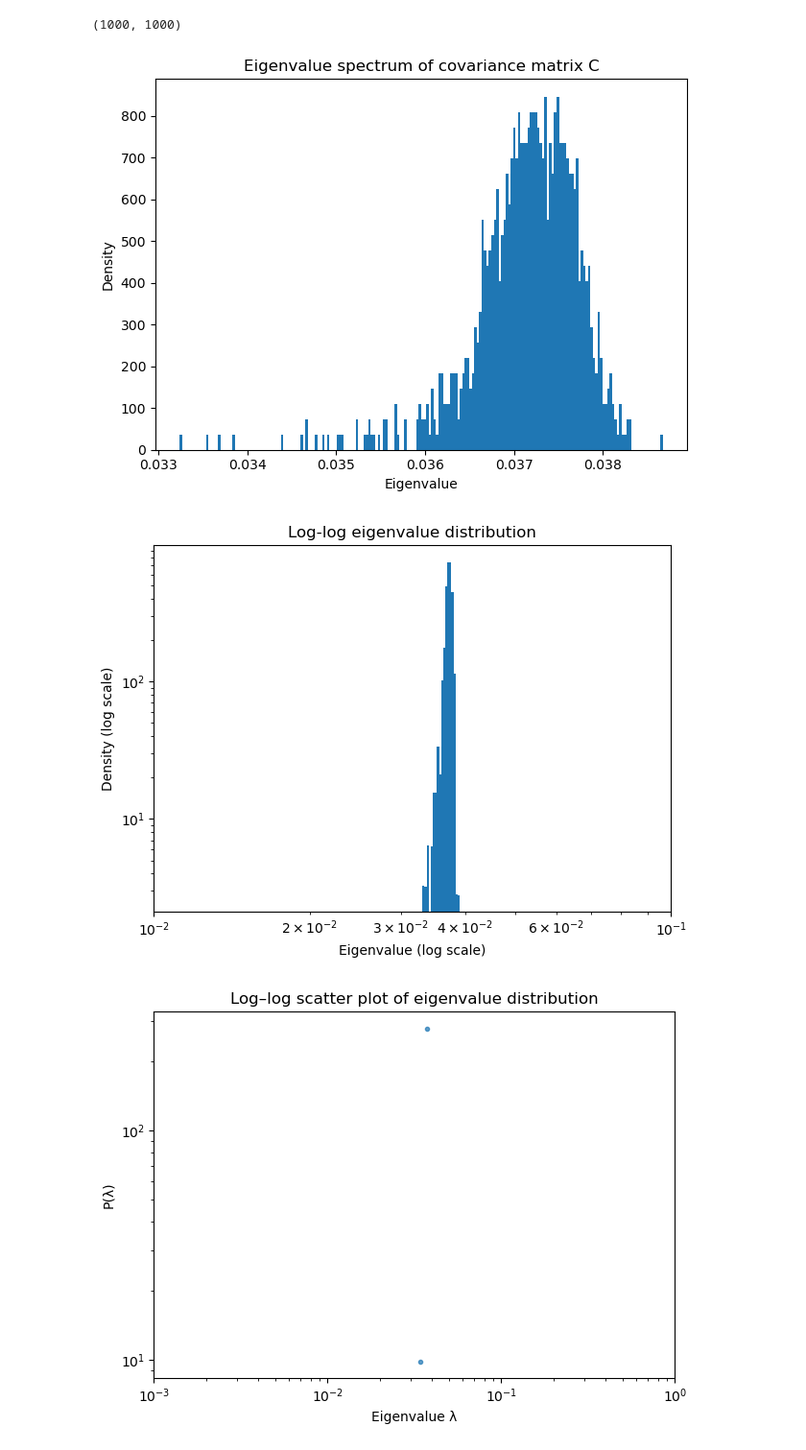
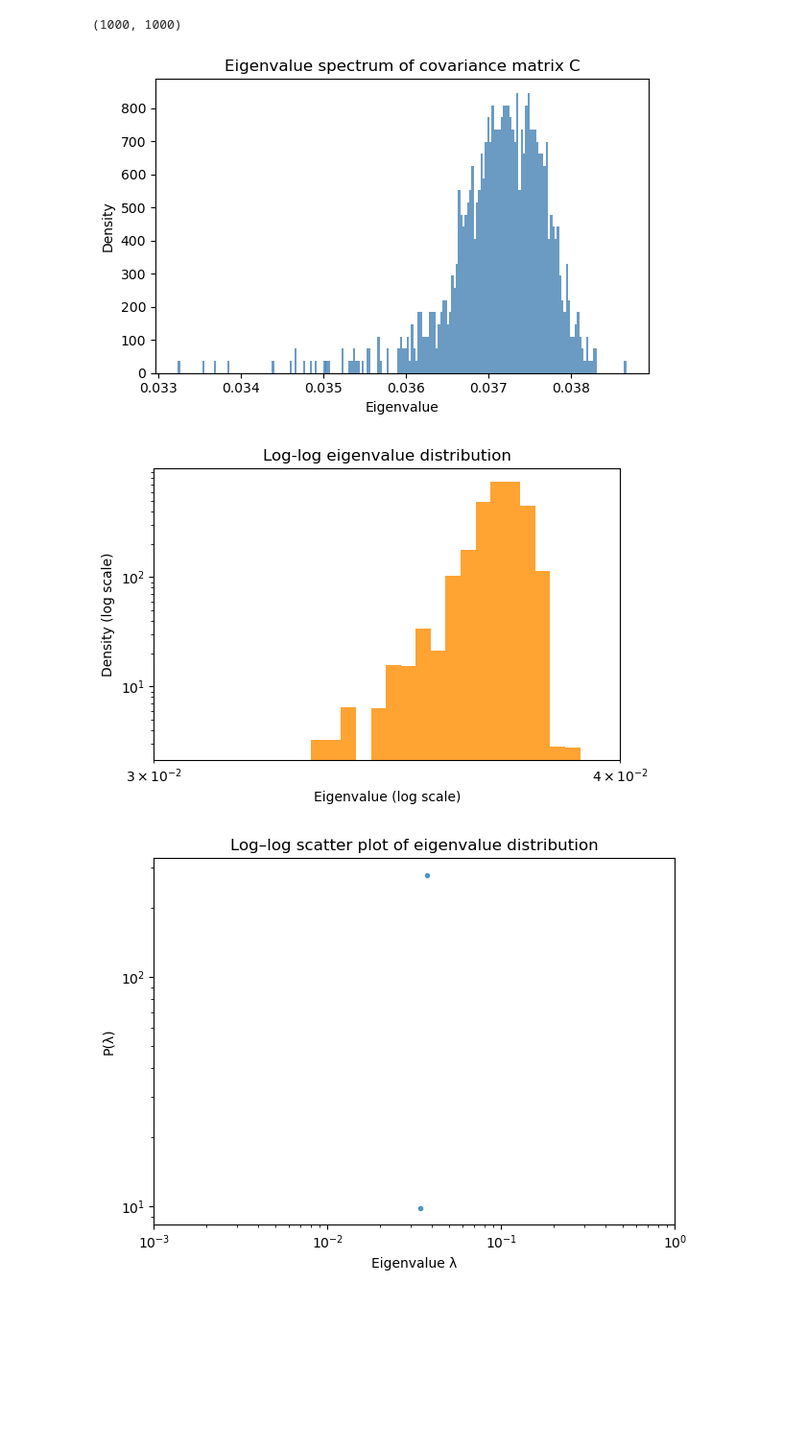
Before and after one commit to lhtPeking/Power-Law, a Jupyter notebook: LynnReproduction/Simulation/activity_dependent.ipynb, the cells around one changed output. Shown at 96% size. Cells and saved outputs as stored; diff of their text form; code cells hidden in the pictures; blank space fills up the shorter version.

```diff
--- a/LynnReproduction/Simulation/activity_dependent.ipynb
+++ b/LynnReproduction/Simulation/activity_dependent.ipynb
@@ -269,34 +269,43 @@ print(C_sym.shape)
 # %%
 import numpy as np
 import matplotlib.pyplot as plt
 
 # 保证 C 对称（数值上可能略有误差）
 C_sym = 0.5 * (C + C.T)
 
-# 计算特征值
+# 用 np.linalg.eigvalsh（专为 Hermitian / 对称矩阵优化）
 eigvals = np.linalg.eigvalsh(C_sym)
 
-plt.figure()
-plt.hist(eigvals, bins=200, density=True)
+# --------------------------
+# 1. 普通线性坐标下的特征值分布
+# --------------------------
+plt.figure(figsize=(6,4))
+plt.hist(eigvals, bins=200, density=True, color='steelblue', alpha=0.8)
 plt.xlabel("Eigenvalue")
 plt.ylabel("Density")
 plt.title("Eigenvalue spectrum of covariance matrix C")
 plt.tight_layout()
 plt.show()
 
-plt.figure()
-plt.hist(eigvals[eigvals > 1e-12], bins=np.logspace(-8, 0, 2000), density=True)
+# --------------------------
+# 2. log-log 坐标下的分布
+# --------------------------
+# 过滤掉极小或负的特征值（由于浮点误差，协方差矩阵理论上应非负）
+eigvals_pos = eigvals[eigvals > 1e-12]
+
+plt.figure(figsize=(6,4))
+plt.hist(eigvals_pos, bins=np.logspace(-8, 0, 2000), density=True, color='darkorange', alpha=0.8)
 plt.xscale('log')
 plt.yscale('log')
 plt.xlabel("Eigenvalue (log scale)")
 plt.ylabel("Density (log scale)")
-plt.xlim(0.01, 0.1)
+plt.xlim(3*1e-2, 4*1e-2)   # 建议略放宽范围以免空图（可视情况调）
 plt.title("Log-log eigenvalue distribution")
 plt.tight_layout()
 plt.show()
 # %% [output]
-[figure, old version]
+[figure, new version]
-[figure, old version]
+[figure, new version]
 # %%
 counts, bins = np.histogram(eigvals[eigvals > 1e-12], bins=np.logspace(-8, 0, 200), density=True)
 mask = counts > 0
```
Also changed, not shown: 5 other files.
